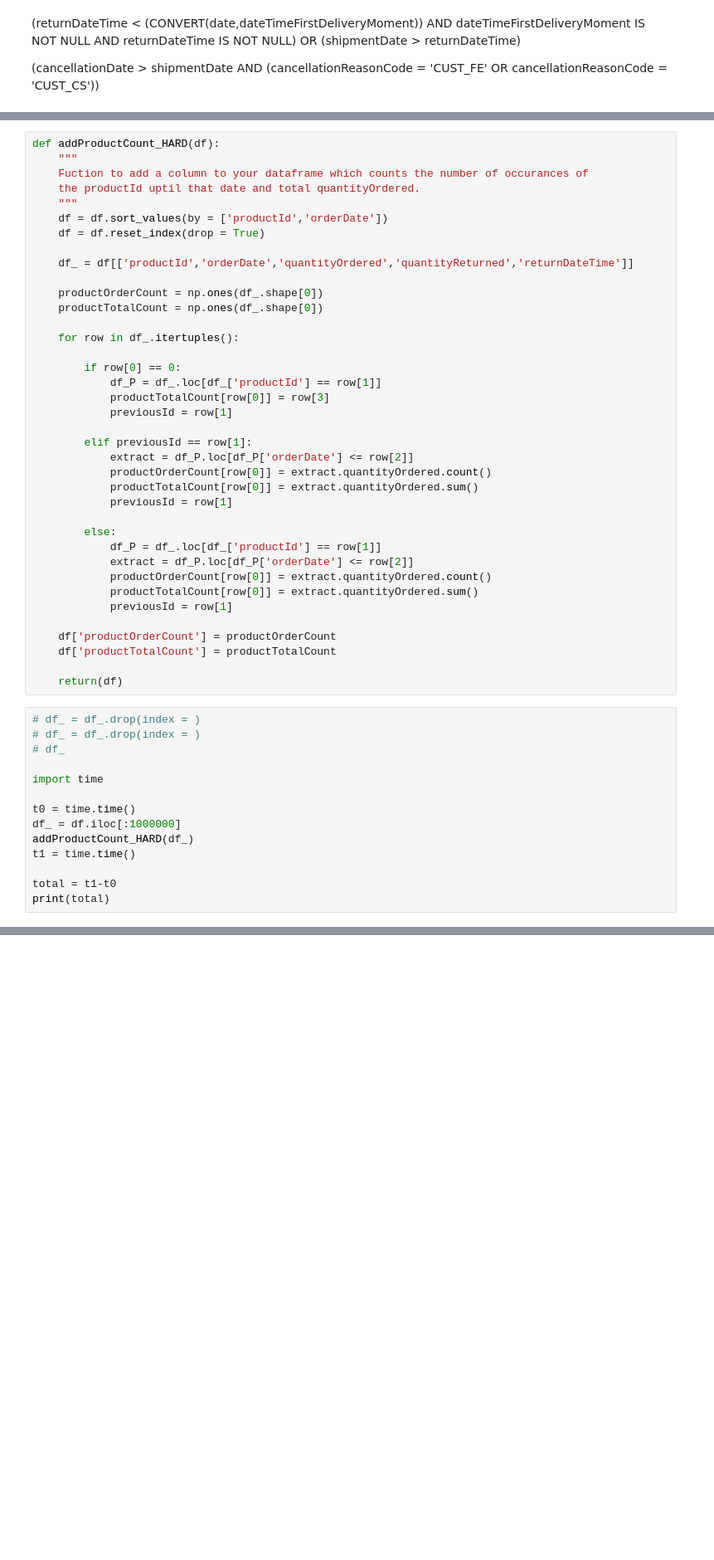
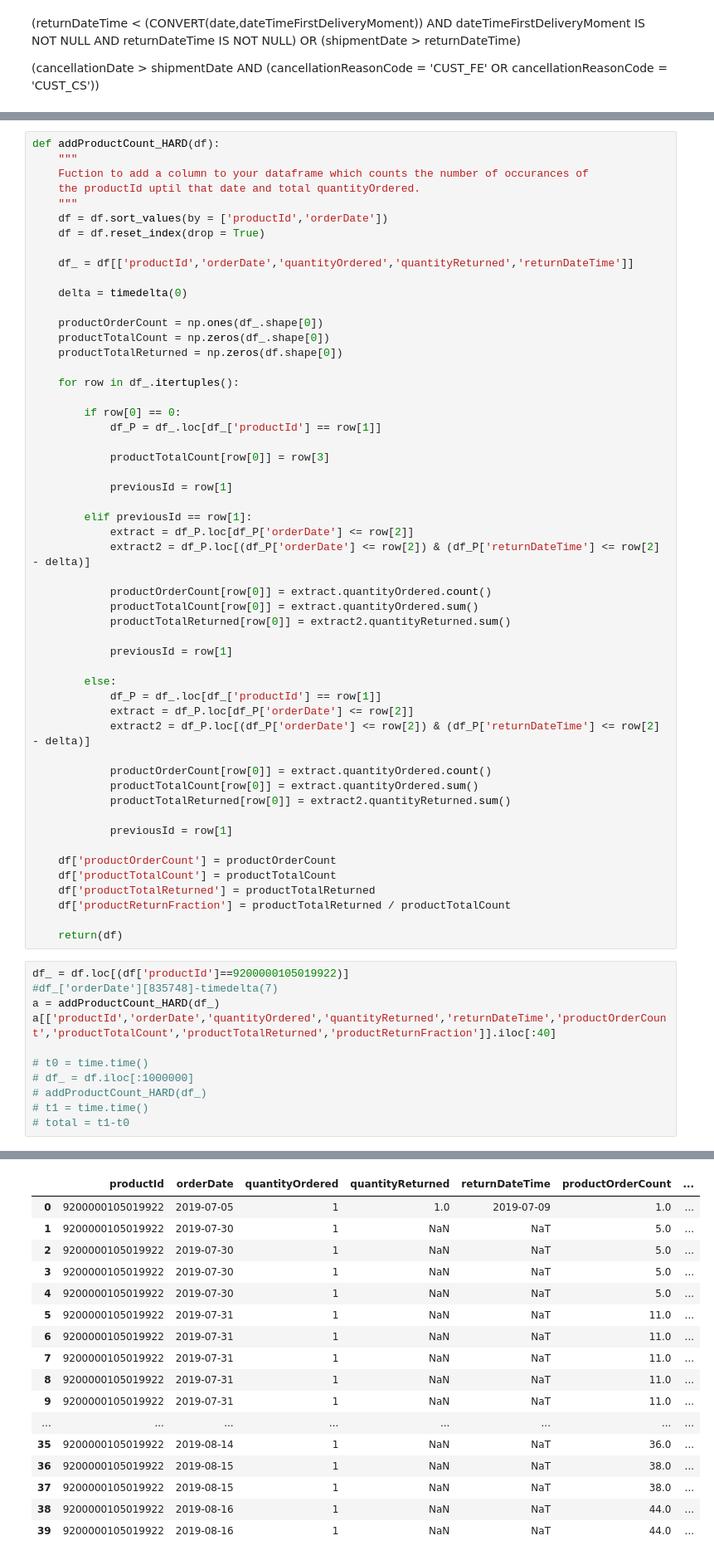
Before and after one commit to thomas-brink/CAT-HCOT, a Jupyter notebook: SeminarCode_Complete.ipynb, the cells around one changed output, grey strips where cells are left out. Shown at 83% size. Saved outputs shown, nothing was run; the diff lists cells and outputs as text; blank space fills up the shorter version.

```diff
--- a/SeminarCode_Complete.ipynb
+++ b/SeminarCode_Complete.ipynb
@@ -231,45 +232,57 @@ def addProductCount_HARD(df):
 
     df_ = df[['productId','orderDate','quantityOrdered','quantityReturned','returnDateTime']]
 
+    delta = timedelta(0)
+
     productOrderCount = np.ones(df_.shape[0])
-    productTotalCount = np.ones(df_.shape[0])
+    productTotalCount = np.zeros(df_.shape[0])
+    productTotalReturned = np.zeros(df.shape[0])
 
     for row in df_.itertuples():
 
         if row[0] == 0:
             df_P = df_.loc[df_['productId'] == row[1]]
+
             productTotalCount[row[0]] = row[3]
+
             previousId = row[1]
 
         elif previousId == row[1]:
             extract = df_P.loc[df_P['orderDate'] <= row[2]]
+            extract2 = df_P.loc[(df_P['orderDate'] <= row[2]) & (df_P['returnDateTime'] <= row[2] - delta)]
+
             productOrderCount[row[0]] = extract.quantityOrdered.count()
             productTotalCount[row[0]] = extract.quantityOrdered.sum()
+            productTotalReturned[row[0]] = extract2.quantityReturned.sum()
+
             previousId = row[1]
 
         else:
             df_P = df_.loc[df_['productId'] == row[1]]
             extract = df_P.loc[df_P['orderDate'] <= row[2]]
+            extract2 = df_P.loc[(df_P['orderDate'] <= row[2]) & (df_P['returnDateTime'] <= row[2] - delta)]
+
             productOrderCount[row[0]] = extract.quantityOrdered.count()
             productTotalCount[row[0]] = extract.quantityOrdered.sum()
+            productTotalReturned[row[0]] = extract2.quantityReturned.sum()
+
             previousId = row[1]
 
     df['productOrderCount'] = productOrderCount
     df['productTotalCount'] = productTotalCount
+    df['productTotalReturned'] = productTotalReturned
+    df['productReturnFraction'] = productTotalReturned / productTotalCount
 
     return(df)
 # %%
-# df_ = df_.drop(index = )
-# df_ = df_.drop(index = )
-# df_
+df_ = df.loc[(df['productId']==9200000105019922)]
+#df_['orderDate'][835748]-timedelta(7)
+a = addProductCount_HARD(df_)
+a[['productId','orderDate','quantityOrdered','quantityReturned','returnDateTime','productOrderCount','productTotalCount','productTotalReturned','productReturnFraction']].iloc[:40]
 
-import time
-
-t0 = time.time()
-df_ = df.iloc[:1000000]
-addProductCount_HARD(df_)
-t1 = time.time()
-
-total = t1-t0
-print(total)
+# t0 = time.time()
+# df_ = df.iloc[:1000000]
+# addProductCount_HARD(df_)
+# t1 = time.time()
+# total = t1-t0
 # %% [output]
@@ -277,3 +289,20 @@ print(total)
+|  | productId | orderDate | quantityOrdered | quantityReturned | returnDateTime | productOrderCount | ... |
+| 0 | 9200000105019922 | 2019-07-05 | 1 | 1.0 | 2019-07-09 | 1.0 | ... |
+| 1 | 9200000105019922 | 2019-07-30 | 1 | NaN | NaT | 5.0 | ... |
+| 2 | 9200000105019922 | 2019-07-30 | 1 | NaN | NaT | 5.0 | ... |
+| 3 | 9200000105019922 | 2019-07-30 | 1 | NaN | NaT | 5.0 | ... |
+| 4 | 9200000105019922 | 2019-07-30 | 1 | NaN | NaT | 5.0 | ... |
+| 5 | 9200000105019922 | 2019-07-31 | 1 | NaN | NaT | 11.0 | ... |
+| 6 | 9200000105019922 | 2019-07-31 | 1 | NaN | NaT | 11.0 | ... |
+| 7 | 9200000105019922 | 2019-07-31 | 1 | NaN | NaT | 11.0 | ... |
+| 8 | 9200000105019922 | 2019-07-31 | 1 | NaN | NaT | 11.0 | ... |
+| 9 | 9200000105019922 | 2019-07-31 | 1 | NaN | NaT | 11.0 | ... |
+| ... | ... | ... | ... | ... | ... | ... | ... |
+| 35 | 9200000105019922 | 2019-08-14 | 1 | NaN | NaT | 36.0 | ... |
+| 36 | 9200000105019922 | 2019-08-15 | 1 | NaN | NaT | 38.0 | ... |
+| 37 | 9200000105019922 | 2019-08-15 | 1 | NaN | NaT | 38.0 | ... |
+| 38 | 9200000105019922 | 2019-08-16 | 1 | NaN | NaT | 44.0 | ... |
+| 39 | 9200000105019922 | 2019-08-16 | 1 | NaN | NaT | 44.0 | ... |
 # %%
 def addProductCount(df):
     """
```
Also changed, not shown: parts of 2 cells of this notebook.
